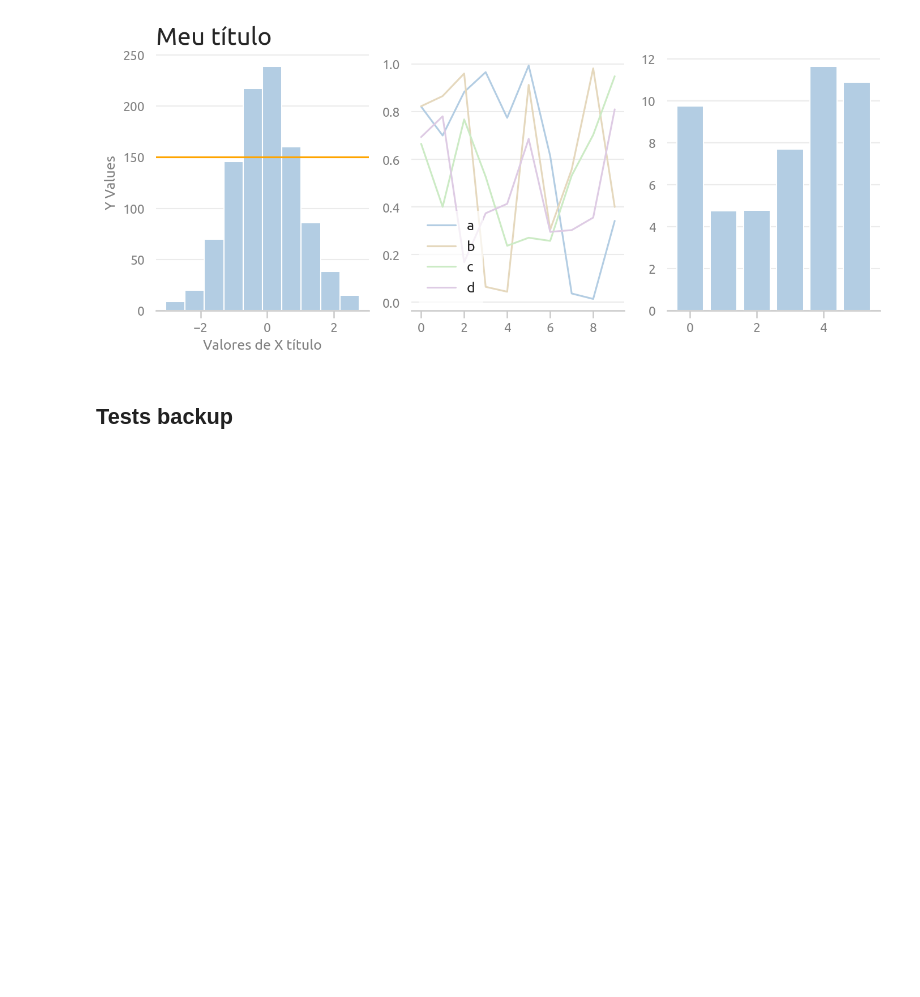
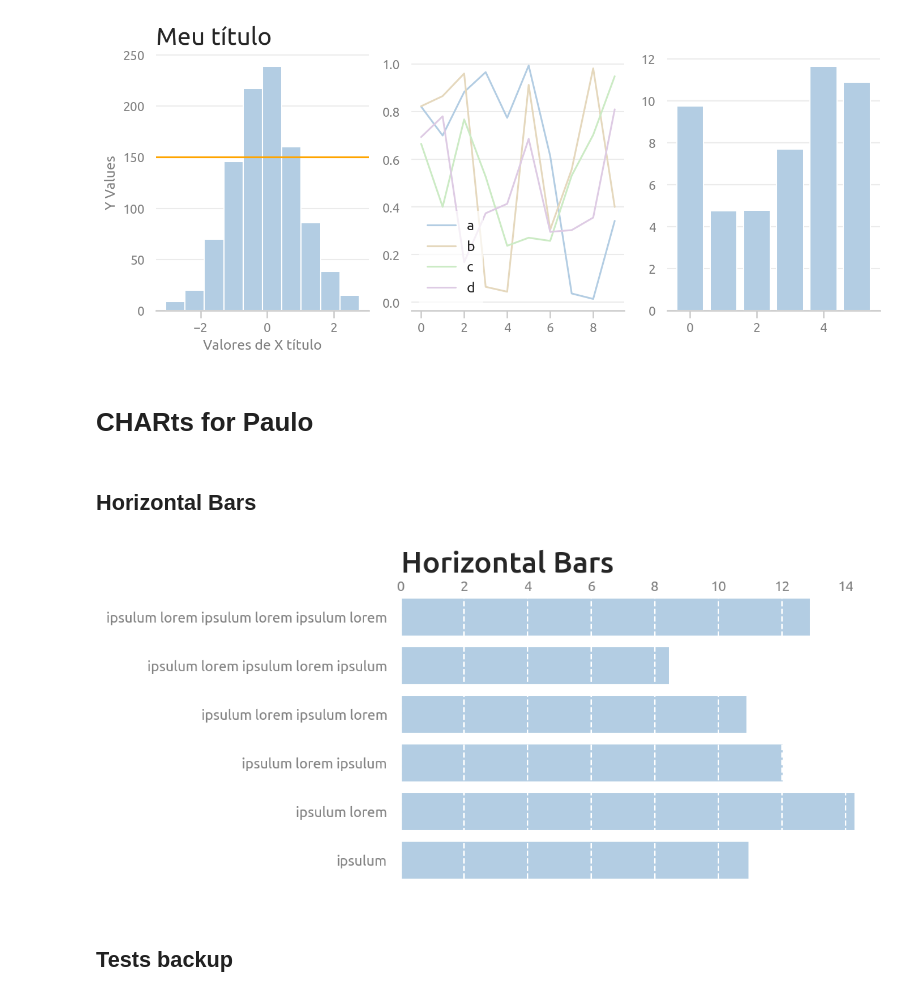
Before and after one commit to pauloneves/charp, a Jupyter notebook: plots.ipynb, the cells around one changed output. Cells and saved outputs as stored; diff of their text form; code cells hidden in the pictures; blank space fills up the shorter version.

Commit message:
Create good horizontal bar charts

```diff
--- a/plots.ipynb
+++ b/plots.ipynb
@@ -60,3 +60,5 @@ plt.style.use('./paulo.mplstyle')
 hist_and_lines()
 # %% [output]
 [figure]
+# %% [markdown]
+# CHARts for Paulo
@@ -63,3 +67,22 @@ hist_and_lines()
+# %% [markdown]
+## Horizontal Bars
+# %%
+def barh():
+    labels = ("ipsulum lorem " * 10).split()
+    np.random.seed(0)
+    fig, ax = plt.subplots(1, 1)
+    ax = [None, ax]
+    num_bars = 6
+    bars = [20 * np.random.rand() for _ in range(num_bars)]
+    #ax[0].barh(np.arange(num_bars), bars)
+    #ax[0].set_title("Horizontal Bars")
+    ax[1].barh([' '.join(labels[:i+1]).strip() for i in np.arange(num_bars)], bars)
+    ax[1].set_title("Horizontal Bars")
+    charp.barh(ax[1])
+plt.style.use('./paulo.mplstyle')
+barh()
+# %% [output]
+[figure, added]
 # %% [markdown]
 ## Tests backup
 # %%
```
Also changed, not shown: parts of 1 cell of this notebook, 1 other file.
